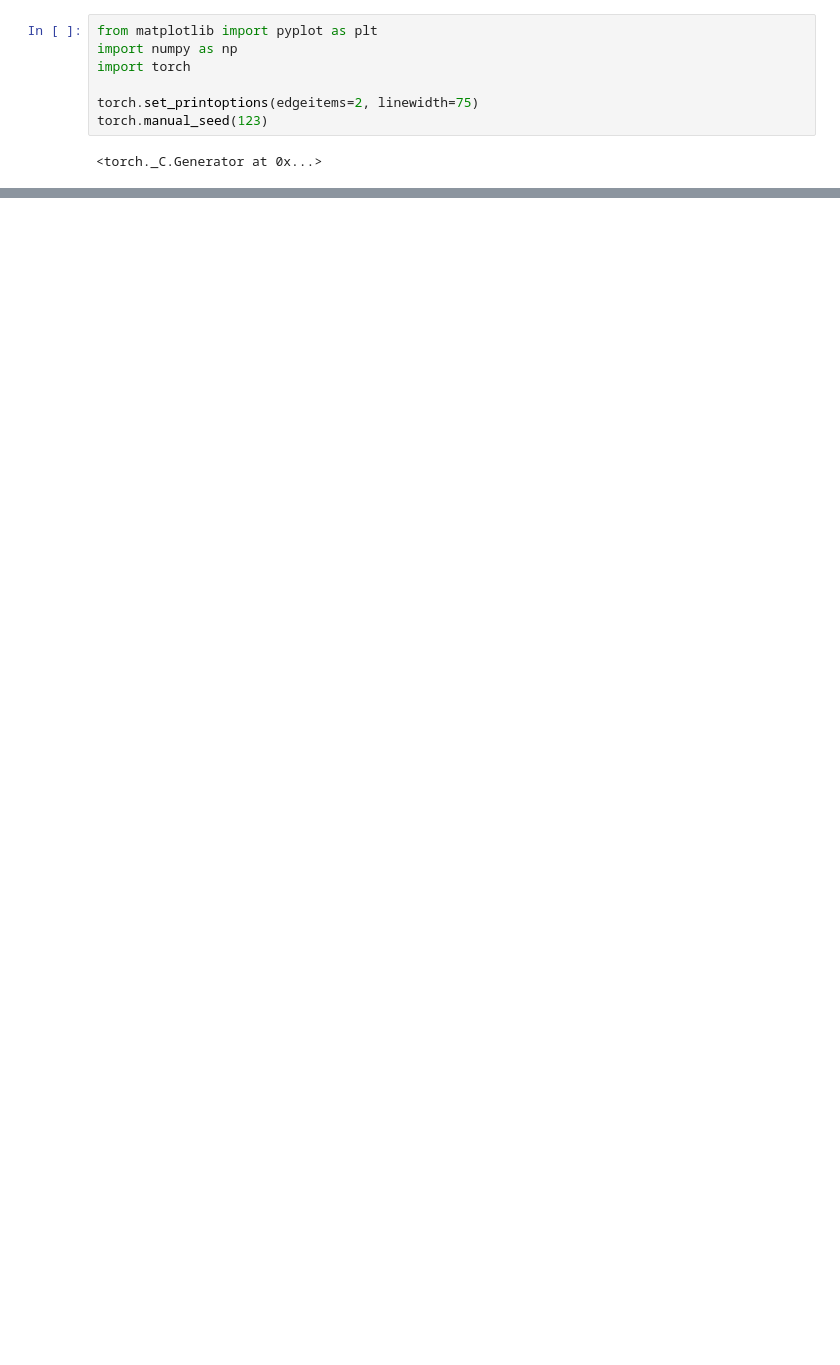
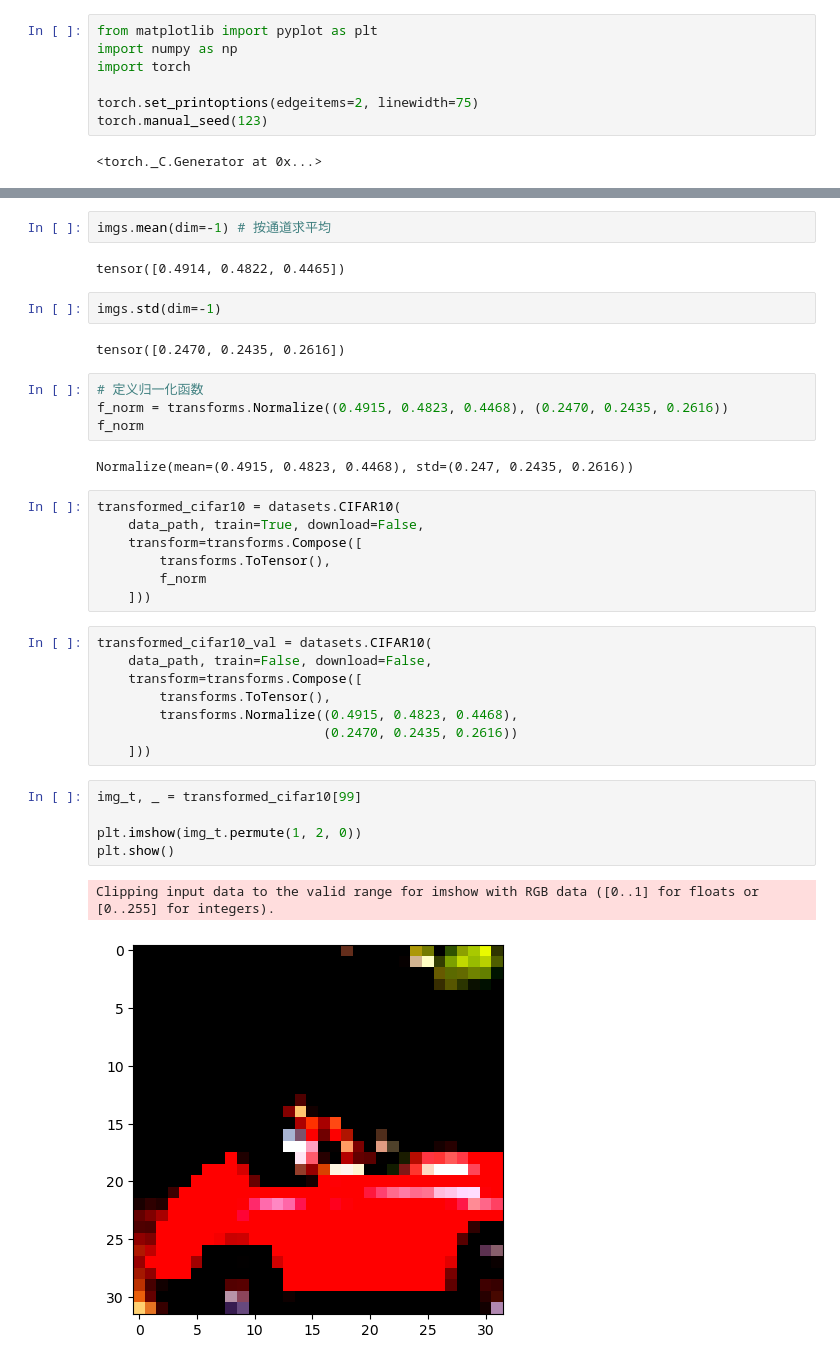
Before and after one commit to CrymariaLevin/pytorch_learning, a Jupyter notebook: self_realize/class_orient/dataset.ipynb, the cells around one changed output, grey strips where cells are left out. Cells and saved outputs as stored; diff of their text form; blank space fills up the shorter version.

```diff
--- a/self_realize/class_orient/dataset.ipynb
+++ b/self_realize/class_orient/dataset.ipynb
@@ -18,0 +117,37 @@ URLError: <urlopen error [WinError 10060] A connection attempt failed because th
+# %%
+imgs.mean(dim=-1) # 按通道求平均
+# %% [output]
+tensor([0.4914, 0.4822, 0.4465])
+# %%
+imgs.std(dim=-1)
+# %% [output]
+tensor([0.2470, 0.2435, 0.2616])
+# %%
+# 定义归一化函数
+f_norm = transforms.Normalize((0.4915, 0.4823, 0.4468), (0.2470, 0.2435, 0.2616))
+f_norm
+# %% [output]
+Normalize(mean=(0.4915, 0.4823, 0.4468), std=(0.247, 0.2435, 0.2616))
+# %%
+transformed_cifar10 = datasets.CIFAR10(
+    data_path, train=True, download=False,
+    transform=transforms.Compose([
+        transforms.ToTensor(),
+        f_norm
+    ]))
+# %%
+transformed_cifar10_val = datasets.CIFAR10(
+    data_path, train=False, download=False,
+    transform=transforms.Compose([
+        transforms.ToTensor(),
+        transforms.Normalize((0.4915, 0.4823, 0.4468),
+                             (0.2470, 0.2435, 0.2616))
+    ]))
+# %%
+img_t, _ = transformed_cifar10[99]
+
+plt.imshow(img_t.permute(1, 2, 0))
+plt.show()
+# %% [output]
+Clipping input data to the valid range for imshow with RGB data ([0..1] for floats or [0..255] for integers).
+[figure, added]
```
Also changed, not shown: parts of 13 cells of this notebook, 1 other file.
